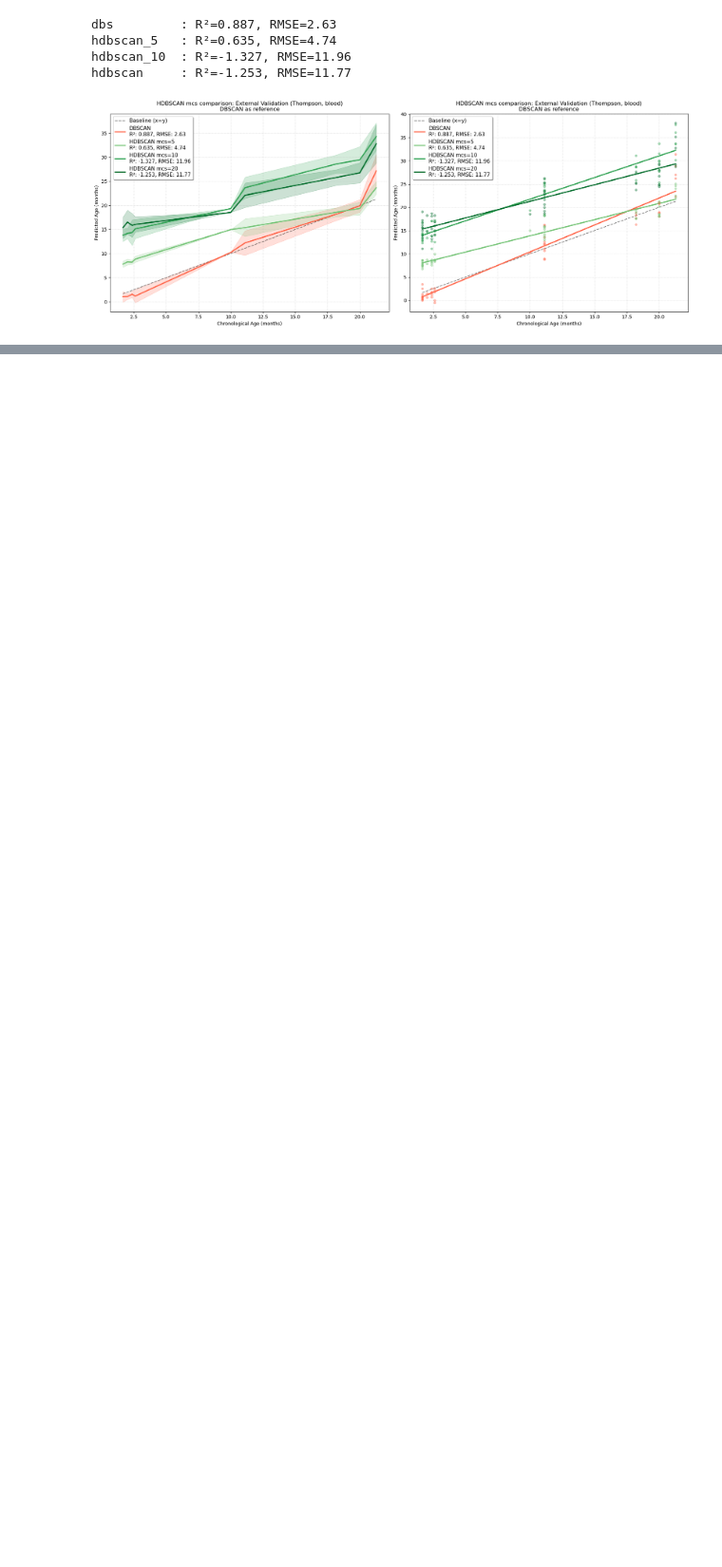
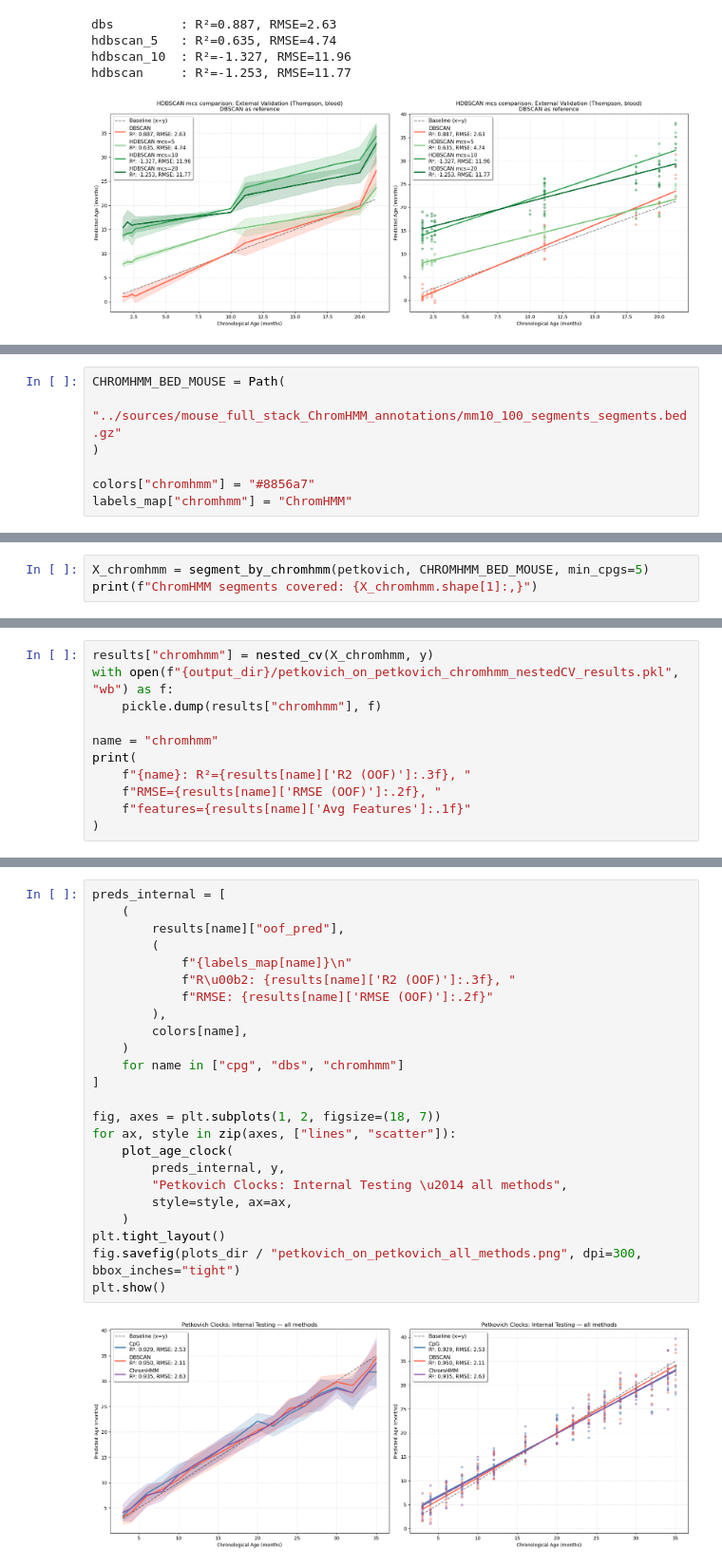
Before and after one commit to PavelGrobushkin/semen, a Jupyter notebook: notebooks/01_petkovich_blood_clocks.ipynb, the cells around one changed output, grey strips where cells are left out. Shown at 95% size. Drawn from its saved outputs; the diff is of its cells as text; blank space fills up the shorter version.

```diff
--- a/notebooks/01_petkovich_blood_clocks.ipynb
+++ b/notebooks/01_petkovich_blood_clocks.ipynb
@@ -725,0 +739,7 @@ hdbscan     : R²=-1.253, RMSE=11.77
+# %%
+CHROMHMM_BED_MOUSE = Path(
+    "../sources/mouse_full_stack_ChromHMM_annotations/mm10_100_segments_segments.bed.gz"
+)
+
+colors["chromhmm"] = "#8856a7"
+labels_map["chromhmm"] = "ChromHMM"
@@ -725,0 +750,3 @@ hdbscan     : R²=-1.253, RMSE=11.77
+# %%
+X_chromhmm = segment_by_chromhmm(petkovich, CHROMHMM_BED_MOUSE, min_cpgs=5)
+print(f"ChromHMM segments covered: {X_chromhmm.shape[1]:,}")
@@ -725,0 +757,11 @@ hdbscan     : R²=-1.253, RMSE=11.77
+# %%
+results["chromhmm"] = nested_cv(X_chromhmm, y)
+with open(f"{output_dir}/petkovich_on_petkovich_chromhmm_nestedCV_results.pkl", "wb") as f:
+    pickle.dump(results["chromhmm"], f)
+
+name = "chromhmm"
+print(
+    f"{name}: R²={results[name]['R2 (OOF)']:.3f}, "
+    f"RMSE={results[name]['RMSE (OOF)']:.2f}, "
+    f"features={results[name]['Avg Features']:.1f}"
+)
@@ -725,0 +774,26 @@ hdbscan     : R²=-1.253, RMSE=11.77
+# %%
+preds_internal = [
+    (
+        results[name]["oof_pred"],
+        (
+            f"{labels_map[name]}\n"
+            f"R\u00b2: {results[name]['R2 (OOF)']:.3f}, "
+            f"RMSE: {results[name]['RMSE (OOF)']:.2f}"
+        ),
+        colors[name],
+    )
+    for name in ["cpg", "dbs", "chromhmm"]
+]
+
+fig, axes = plt.subplots(1, 2, figsize=(18, 7))
+for ax, style in zip(axes, ["lines", "scatter"]):
+    plot_age_clock(
+        preds_internal, y,
+        "Petkovich Clocks: Internal Testing \u2014 all methods",
+        style=style, ax=ax,
+    )
+plt.tight_layout()
+fig.savefig(plots_dir / "petkovich_on_petkovich_all_methods.png", dpi=300, bbox_inches="tight")
+plt.show()
+# %% [output]
+[figure, added]
```
Also changed, not shown: parts of 42 cells of this notebook, 17 other files.
